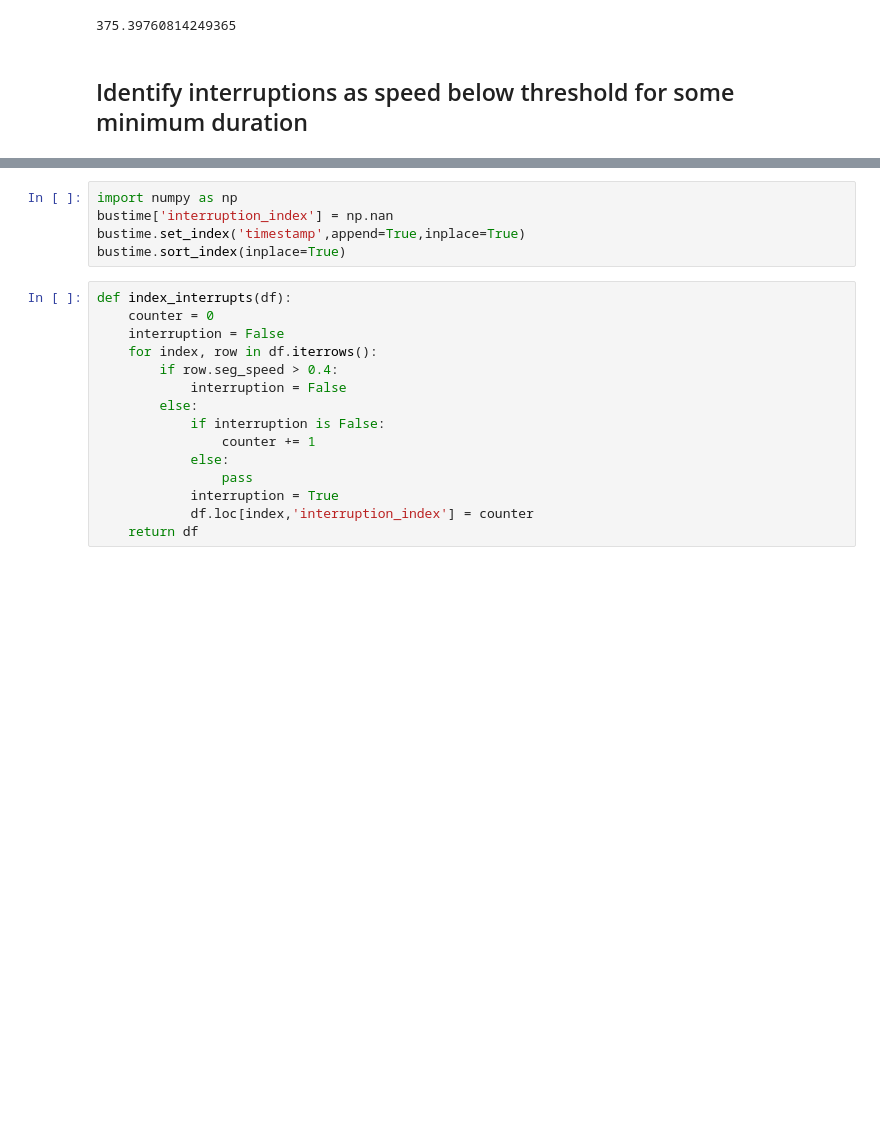
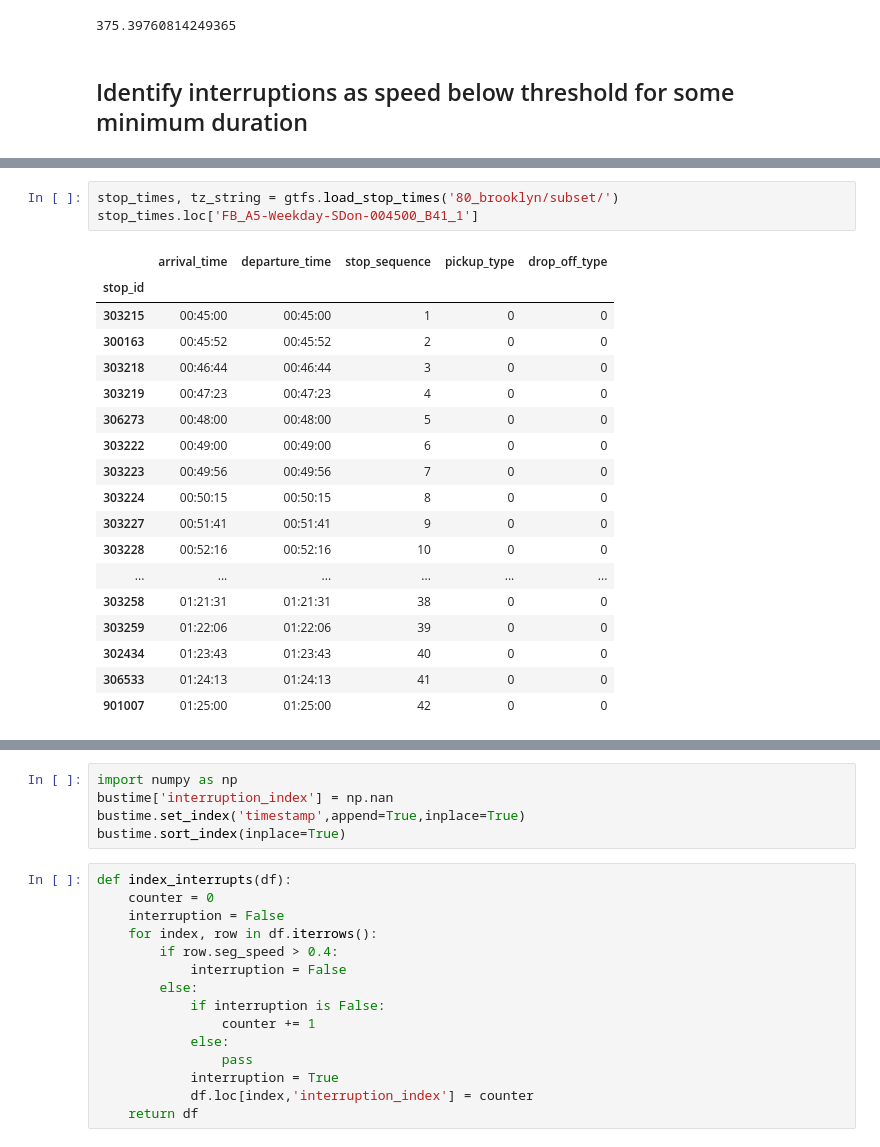
Before and after one commit to sarangof/Bus-Capstone, a Jupyter notebook: distance_data_demo.ipynb, the cells around one changed output, grey strips where cells are left out. Cells and saved outputs as stored; diff of their text form; blank space fills up the shorter version.

```diff
--- a/distance_data_demo.ipynb
+++ b/distance_data_demo.ipynb
@@ -122,0 +162,22 @@ bustime.head(40)
+# %%
+stop_times, tz_string = gtfs.load_stop_times('80_brooklyn/subset/')
+stop_times.loc['FB_A5-Weekday-SDon-004500_B41_1']
+# %% [output]
+|  | arrival_time | departure_time | stop_sequence | pickup_type | drop_off_type |
+| stop_id |  |  |  |  |  |
+| 303215 | 00:45:00 | 00:45:00 | 1 | 0 | 0 |
+| 300163 | 00:45:52 | 00:45:52 | 2 | 0 | 0 |
+| 303218 | 00:46:44 | 00:46:44 | 3 | 0 | 0 |
+| 303219 | 00:47:23 | 00:47:23 | 4 | 0 | 0 |
+| 306273 | 00:48:00 | 00:48:00 | 5 | 0 | 0 |
+| 303222 | 00:49:00 | 00:49:00 | 6 | 0 | 0 |
+| 303223 | 00:49:56 | 00:49:56 | 7 | 0 | 0 |
+| 303224 | 00:50:15 | 00:50:15 | 8 | 0 | 0 |
+| 303227 | 00:51:41 | 00:51:41 | 9 | 0 | 0 |
+| 303228 | 00:52:16 | 00:52:16 | 10 | 0 | 0 |
+| ... | ... | ... | ... | ... | ... |
+| 303258 | 01:21:31 | 01:21:31 | 38 | 0 | 0 |
+| 303259 | 01:22:06 | 01:22:06 | 39 | 0 | 0 |
+| 302434 | 01:23:43 | 01:23:43 | 40 | 0 | 0 |
+| 306533 | 01:24:13 | 01:24:13 | 41 | 0 | 0 |
+| 901007 | 01:25:00 | 01:25:00 | 42 | 0 | 0 |
```
Also changed, not shown: parts of 11 cells of this notebook, 2 other files.
